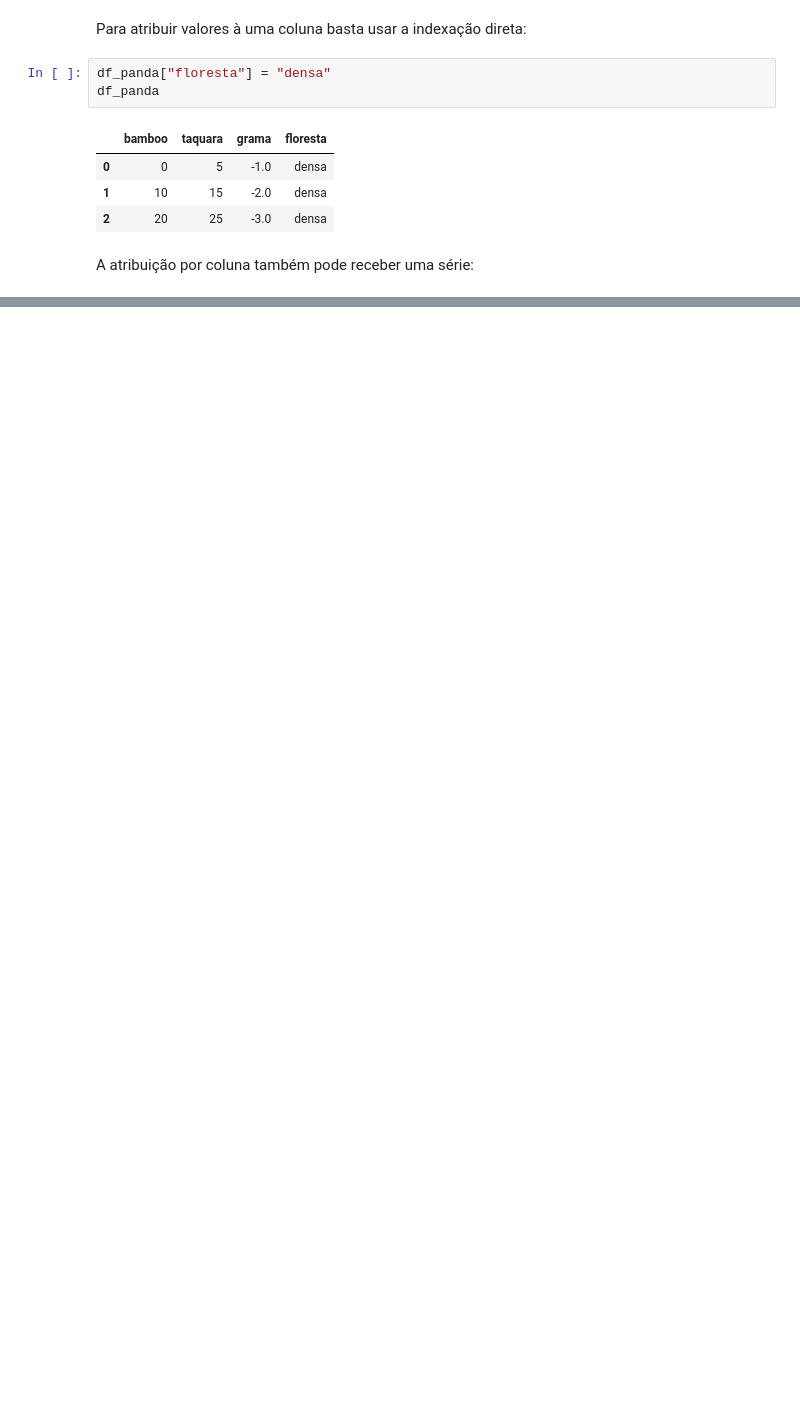
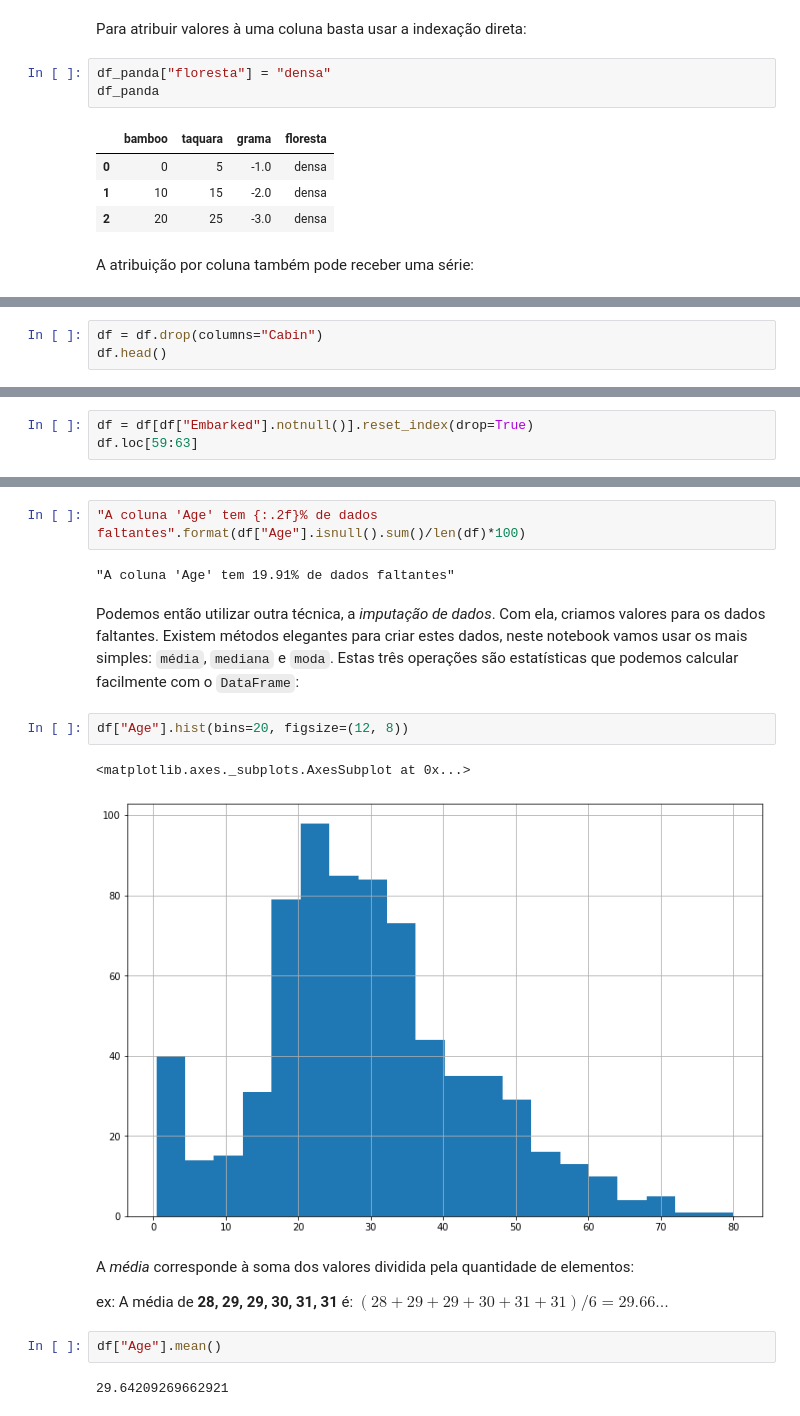
Before and after one commit to camilomenucheli/engenharia-de-features-com-pandas, a Jupyter notebook: Engenharia de Features com Pandas.ipynb, the cells around one changed output, grey strips where cells are left out. Cells and saved outputs as stored; diff of their text form; blank space fills up the shorter version.

```diff
--- a/Engenharia de Features com Pandas.ipynb
+++ b/Engenharia de Features com Pandas.ipynb
@@ -329,0 +473,3 @@ df_panda
+# %%
+df = df.drop(columns="Cabin")
+df.head()
@@ -329,0 +568,3 @@ df_panda
+# %%
+df = df[df["Embarked"].notnull()].reset_index(drop=True)
+df.loc[59:63]
@@ -329,0 +581,19 @@ df_panda
+# %%
+"A coluna 'Age' tem {:.2f}% de dados faltantes".format(df["Age"].isnull().sum()/len(df)*100)
+# %% [output]
+"A coluna 'Age' tem 19.91% de dados faltantes"
+# %% [markdown]
+Podemos então utilizar outra técnica, a _imputação de dados_. Com ela, criamos valores para os dados faltantes. Existem métodos elegantes para criar estes dados, neste notebook vamos usar os mais simples: `média`, `mediana` e `moda`. Estas três operações são estatísticas que podemos calcular facilmente com o `DataFrame`:
+# %%
+df["Age"].hist(bins=20, figsize=(12, 8))
+# %% [output]
+<matplotlib.axes._subplots.AxesSubplot at 0x...>
+[figure, added]
+# %% [markdown]
+A _média_ corresponde à soma dos valores dividida pela quantidade de elementos:
+
+ex: A média de **28, 29, 29, 30, 31, 31** é: $(28+29+29+30+31+31)/6 = 29.66...$
+# %%
+df["Age"].mean()
+# %% [output]
+29.64209269662921
```
Also changed, not shown: parts of 64 cells of this notebook.
